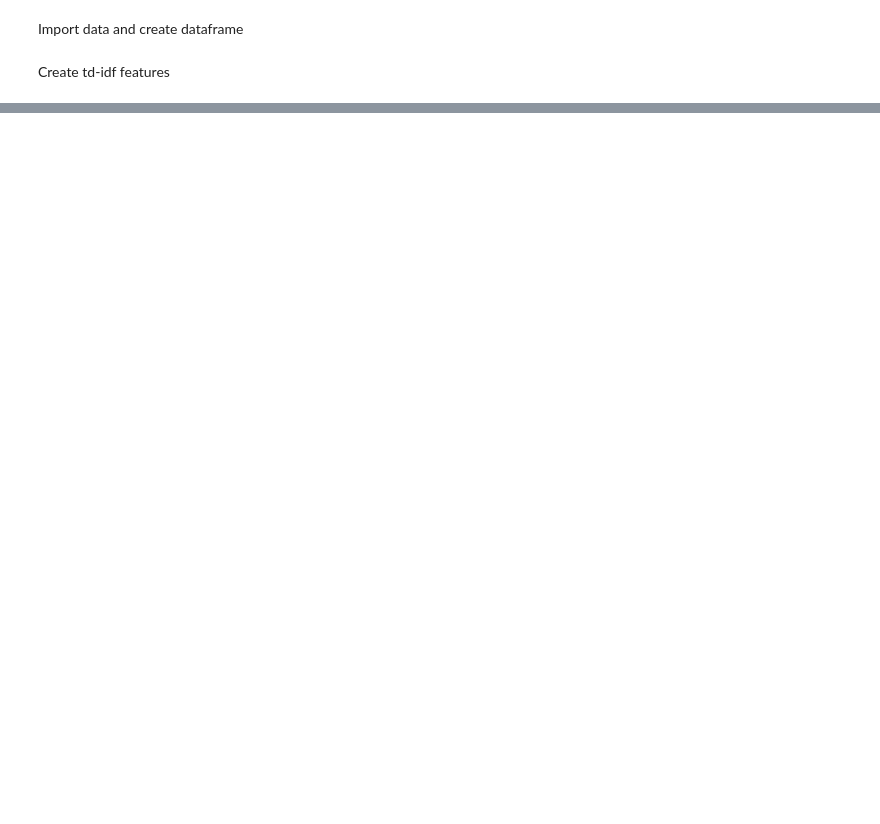
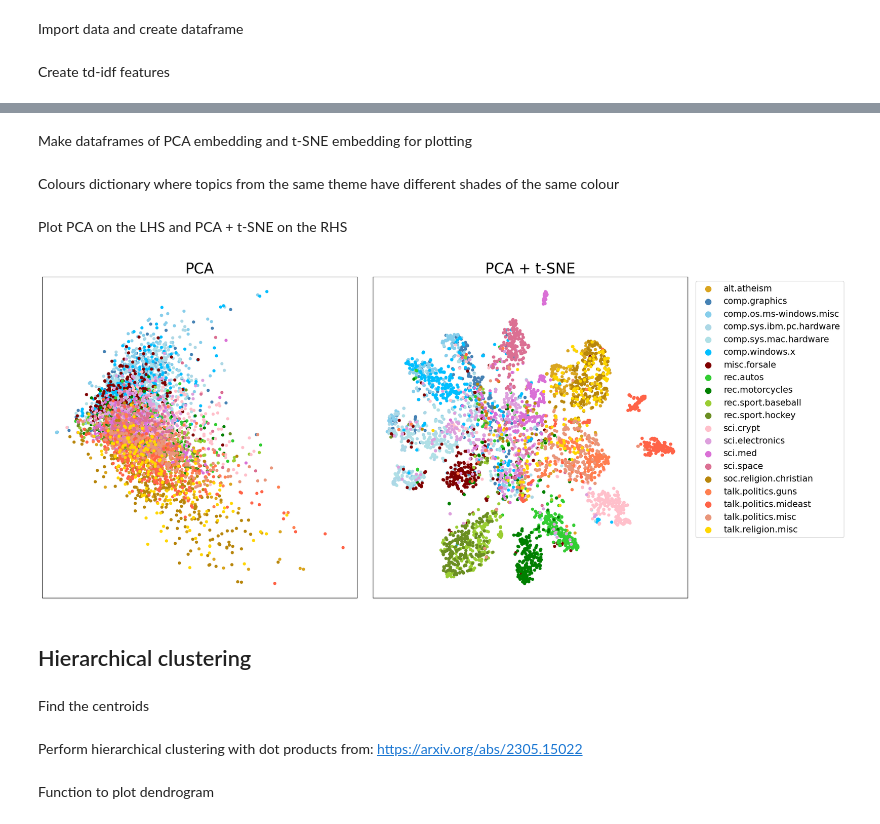
Before and after one commit to anniegray52/relastat, a Jupyter notebook: docs/source/examples/text_analysis.ipynb, the cells around one changed output, grey strips where cells are left out. Cells and saved outputs as stored; diff of their text form; code cells hidden in the pictures; blank space fills up the shorter version.

```diff
--- a/docs/source/examples/text_analysis.ipynb
+++ b/docs/source/examples/text_analysis.ipynb
@@ -31,0 +61,2 @@ NameError: name 'tqdm' is not defined
+# %%
+zeta = rs.embed(Y, dim)
@@ -31,0 +65,19 @@ NameError: name 'tqdm' is not defined
+# %%
+from sklearn.manifold import TSNE
+
+tsne_zeta = TSNE(n_components=2, perplexity=30).fit_transform(zeta)
+# %% [markdown]
+Make dataframes of PCA embedding and t-SNE embedding for plotting
+# %%
+zeta_df = pd.DataFrame(zeta[:, :2])
+zeta_df["target"] = np.array(df['target_names'])
+targets = zeta_df["target"].unique()
+targets = sorted(targets)
+labels = df['target']
+
+tsne_zeta_df = pd.DataFrame(tsne_zeta)
+tsne_zeta_df["target"] = np.array(df['target_names'])
+targets = tsne_zeta_df["target"].unique()
+targets = sorted(targets)
+# %% [markdown]
+Colours dictionary where topics from the same theme have different shades of the same colour
@@ -31,0 +105,32 @@ NameError: name 'tqdm' is not defined
+# %% [markdown]
+Plot PCA on the LHS and PCA + t-SNE on the RHS
+# %%
+import matplotlib.pyplot as plt
+
+
+fig, ax = plt.subplots(1, 2, figsize=(20, 10))
+for t in targets:
+    t_df = zeta_df[zeta_df['target'] == t]
+    ax[0].scatter(t_df[0], t_df[1], marker='o', edgecolor='black',
+                  linewidth=0, s=30, label=t, c=target_colour[t])
+ax[0].set_title(f'PCA', fontsize=25)
+ax[0].axes.xaxis.set_visible(False)
+ax[0].axes.yaxis.set_visible(False)
+
+for t in targets:
+    t_df = tsne_zeta_df[tsne_zeta_df['target'] == t]
+    ax[1].scatter(t_df[0], t_df[1], marker='o', edgecolor='black',
+                  linewidth=0, s=30, label=t, alpha=1, c=target_colour[t])
+ax[1].set_title(f'PCA + t-SNE', fontsize=25)
+ax[1].legend(loc='upper right', bbox_to_anchor=(
+    1.51, 1), prop={'size': 15}, markerscale=2)
+ax[1].axes.xaxis.set_visible(False)
+ax[1].axes.yaxis.set_visible(False)
+
+plt.subplots_adjust(wspace=0.05, hspace=0)
+
+# fig.savefig(f"newsgroup.pdf", bbox_inches='tight')
+# %% [output]
+[figure, added]
+# %% [markdown]
+## Hierarchical clustering
@@ -31,0 +148,2 @@ NameError: name 'tqdm' is not defined
+# %% [markdown]
+Find the centroids
@@ -31,0 +155,2 @@ NameError: name 'tqdm' is not defined
+# %% [markdown]
+Perform hierarchical clustering with dot products from: https://arxiv.org/abs/2305.15022
@@ -31,0 +161,2 @@ NameError: name 'tqdm' is not defined
+# %% [markdown]
+Function to plot dendrogram
```
Also changed, not shown: parts of 17 cells of this notebook, 12 other files.
